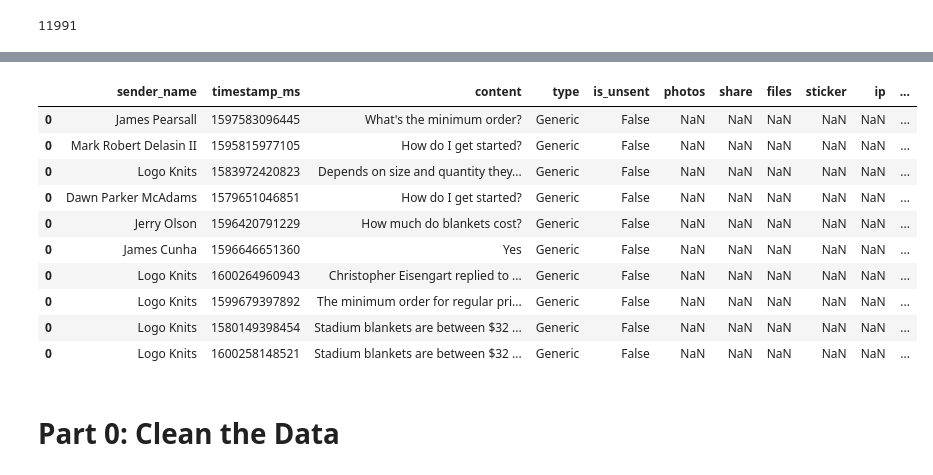
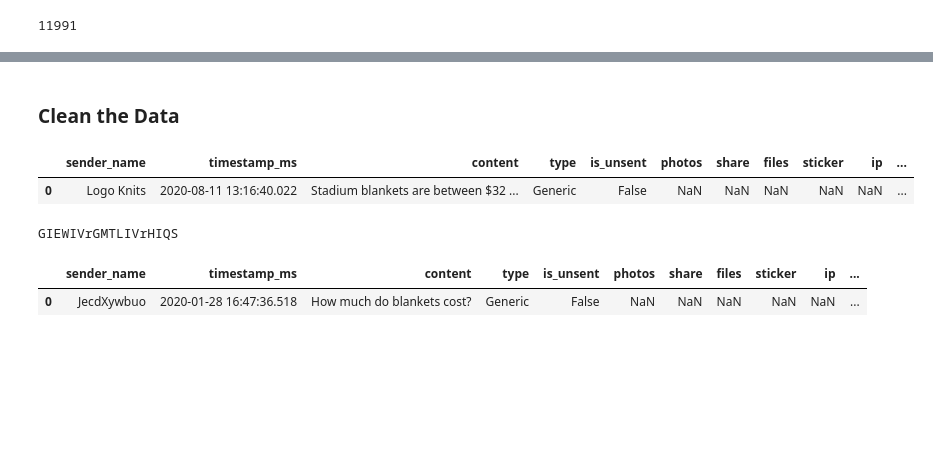
Before and after one commit to d141/knitsy_the_chatbot, a Jupyter notebook: Knitsy_Bot.ipynb, the cells around one changed output, grey strips where cells are left out. Drawn from its saved outputs; the diff is of its cells as text; code cells hidden in the pictures; blank space fills up the shorter version.

```diff
--- a/Knitsy_Bot.ipynb
+++ b/Knitsy_Bot.ipynb
@@ -57,5 +61,9 @@ print(count, lines)
 # %%
 import json
+import os
+
+folder = '/content/drive/MyDrive/Colab Notebooks/messages'
+
 
 count = 0
 
@@ -150,16 +149,40 @@ len(df)
+# %% [markdown]
+### Clean the Data
+# %%
+from datetime import datetime
+
+#timestamp = 1582640934834
+#dt_object = datetime.fromtimestamp(timestamp)
+
+df['timestamp_ms'] = df['timestamp_ms'].apply(lambda x : datetime.fromtimestamp(int(x)/1000))
 # %%
-df.sample(10)
+df.sample()
 # %% [output]
 |  | sender_name | timestamp_ms | content | type | is_unsent | photos | share | files | sticker | ip | ... |
-| 0 | James Pearsall | 1597583096445 | What's the minimum order? | Generic | False | NaN | NaN | NaN | NaN | NaN | ... |
-| 0 | Mark Robert Delasin II | 1595815977105 | How do I get started? | Generic | False | NaN | NaN | NaN | NaN | NaN | ... |
-| 0 | Logo Knits | 1583972420823 | Depends on size and quantity they... | Generic | False | NaN | NaN | NaN | NaN | NaN | ... |
-| 0 | Dawn Parker McAdams | 1579651046851 | How do I get started? | Generic | False | NaN | NaN | NaN | NaN | NaN | ... |
-| 0 | Jerry Olson | 1596420791229 | How much do blankets cost? | Generic | False | NaN | NaN | NaN | NaN | NaN | ... |
-| 0 | James Cunha | 1596646651360 | Yes | Generic | False | NaN | NaN | NaN | NaN | NaN | ... |
-| 0 | Logo Knits | 1600264960943 | Christopher Eisengart replied to ... | Generic | False | NaN | NaN | NaN | NaN | NaN | ... |
-| 0 | Logo Knits | 1599679397892 | The minimum order for regular pri... | Generic | False | NaN | NaN | NaN | NaN | NaN | ... |
-| 0 | Logo Knits | 1580149398454 | Stadium blankets are between $32 ... | Generic | False | NaN | NaN | NaN | NaN | NaN | ... |
-| 0 | Logo Knits | 1600258148521 | Stadium blankets are between $32 ... | Generic | False | NaN | NaN | NaN | NaN | NaN | ... |
+| 0 | Logo Knits | 2020-08-11 13:16:40.022 | Stadium blankets are between $32 ... | Generic | False | NaN | NaN | NaN | NaN | NaN | ... |
-# %% [markdown]
-# Part 0: Clean the Data
+# %%
+#Encrypt the names of customers. An important ethical step to safeguard the identity of our customers
+
+def encrypt(text,s):
+  result = ""
+    # transverse the plain text
+  for i in range(len(text)):
+    char = text[i]
+    # Encrypt uppercase characters in plain text
+
+    if (char.isupper()):
+      result += chr((ord(char) + s-65) % 26 + 65)
+    # Encrypt lowercase characters in plain text
+    else:
+      result += chr((ord(char) + s - 97) % 26 + 97)
+  return result
+
+#check the above function
+text = "CEASER CIPHER DEMO"
+s = 4
+
+e= encrypt(text,s)
+
+print(e)
+# %% [output]
+GIEWIVrGMTLIVrHIQS
@@ -165,0 +191,5 @@ df.sample(10)
+# %%
+df.sample()
+# %% [output]
+|  | sender_name | timestamp_ms | content | type | is_unsent | photos | share | files | sticker | ip | ... |
+| 0 | JecdXywbuo | 2020-01-28 16:47:36.518 | How much do blankets cost? | Generic | False | NaN | NaN | NaN | NaN | NaN | ... |
```
Also changed, not shown: parts of 65 cells of this notebook, 1 other file.
